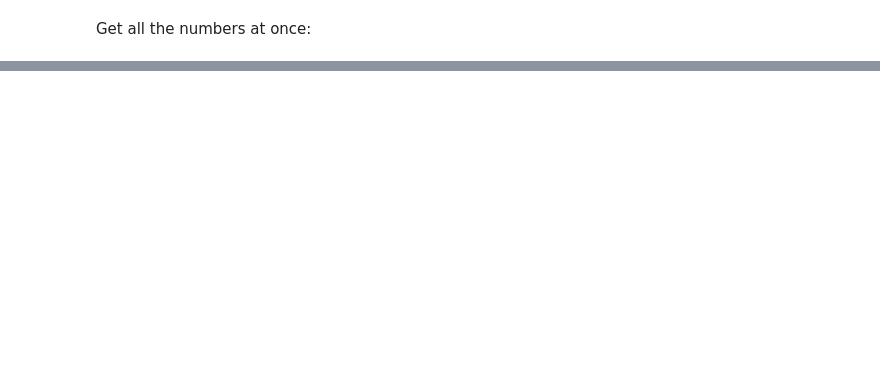
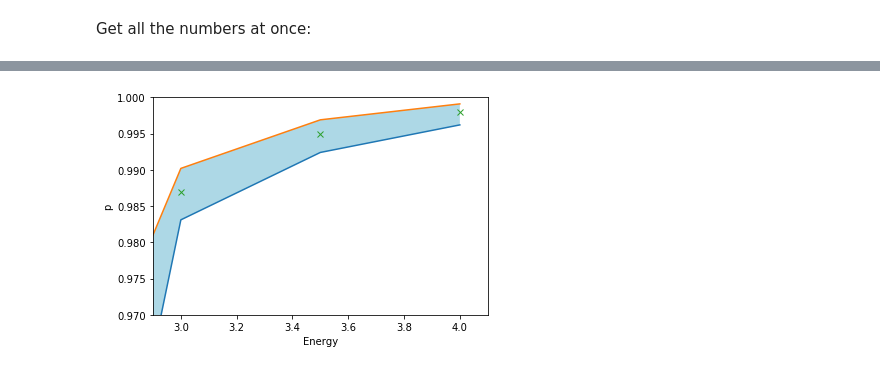
Before and after one commit to schustermartin/data_analysis_tutorium, a Jupyter notebook: Exercises/Chapter_02/Exercise_2_10.ipynb, the cells around one changed output, grey strips where cells are left out. Saved outputs shown, nothing was run; the diff lists cells and outputs as text; code cells hidden in the pictures; blank space fills up the shorter version.

```diff
--- a/Exercises/Chapter_02/Exercise_2_10.ipynb
+++ b/Exercises/Chapter_02/Exercise_2_10.ipynb
@@ -141,0 +179,12 @@ for i in range(8):
+# %%
+plt.ylim(0.97,1.0)
+plt.xlim(2.9,4.1)
+plt.xlabel('Energy')
+plt.ylabel('p')
+plt.plot(Energies,p_mins)
+plt.plot(Energies,p_maxs)
+plt.plot(Energies,Efficiencies_estimate, 'x')
+plt.fill_between(Energies,p_mins,p_maxs,facecolor='lightblue')
+plt.show()
+# %% [output]
+[figure, added]
```
Also changed, not shown: parts of 13 cells of this notebook, 1 other file.
